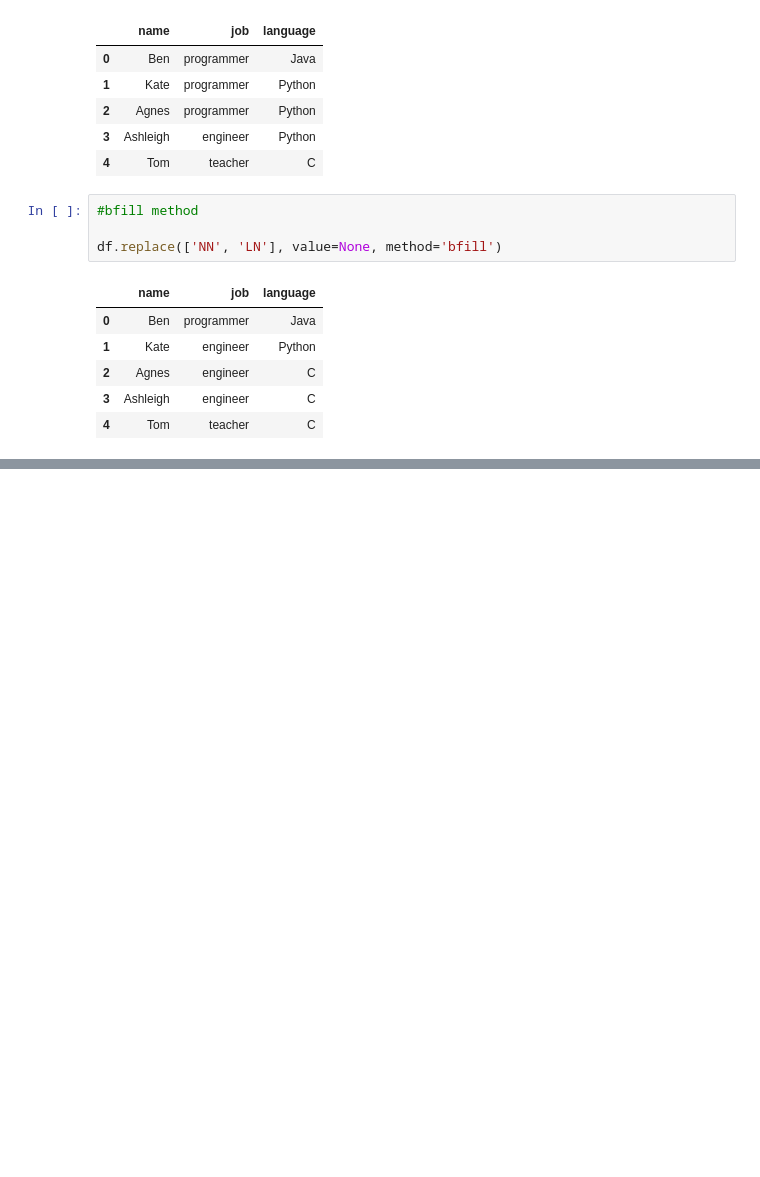
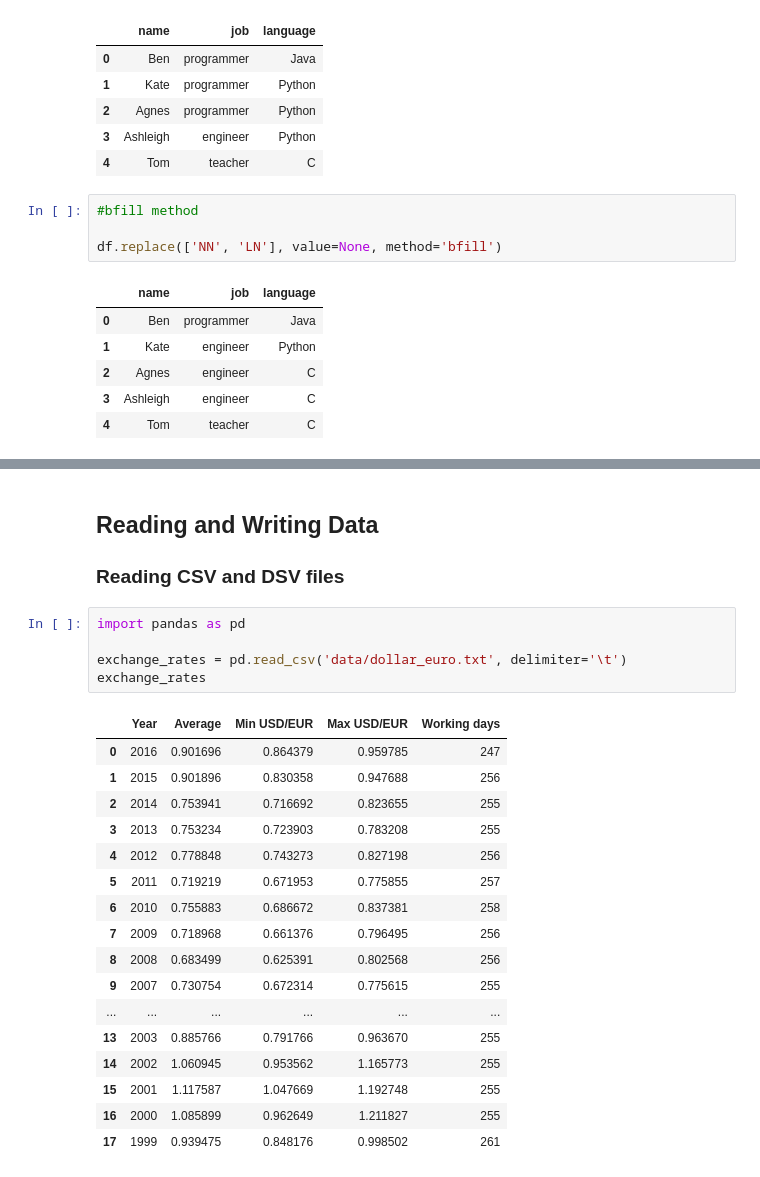
Before and after one commit to alfred-ojuku/Pandas-Tutorials-for-Data-Analysis, a Jupyter notebook: Pandas.ipynb, the cells around one changed output, grey strips where cells are left out. Drawn from its saved outputs; the diff is of its cells as text; blank space fills up the shorter version.

```diff
--- a/Pandas.ipynb
+++ b/Pandas.ipynb
@@ -1207,0 +1476,27 @@ df.replace(['NN', 'LN'], value=None, method='bfill')
+# %% [markdown]
+## Reading and Writing Data
+
+### Reading CSV and DSV files
+# %%
+import pandas as pd
+
+exchange_rates = pd.read_csv('data/dollar_euro.txt', delimiter='\t')
+exchange_rates
+# %% [output]
+|  | Year | Average | Min USD/EUR | Max USD/EUR | Working days |
+| 0 | 2016 | 0.901696 | 0.864379 | 0.959785 | 247 |
+| 1 | 2015 | 0.901896 | 0.830358 | 0.947688 | 256 |
+| 2 | 2014 | 0.753941 | 0.716692 | 0.823655 | 255 |
+| 3 | 2013 | 0.753234 | 0.723903 | 0.783208 | 255 |
+| 4 | 2012 | 0.778848 | 0.743273 | 0.827198 | 256 |
+| 5 | 2011 | 0.719219 | 0.671953 | 0.775855 | 257 |
+| 6 | 2010 | 0.755883 | 0.686672 | 0.837381 | 258 |
+| 7 | 2009 | 0.718968 | 0.661376 | 0.796495 | 256 |
+| 8 | 2008 | 0.683499 | 0.625391 | 0.802568 | 256 |
+| 9 | 2007 | 0.730754 | 0.672314 | 0.775615 | 255 |
+| ... | ... | ... | ... | ... | ... |
+| 13 | 2003 | 0.885766 | 0.791766 | 0.963670 | 255 |
+| 14 | 2002 | 1.060945 | 0.953562 | 1.165773 | 255 |
+| 15 | 2001 | 1.117587 | 1.047669 | 1.192748 | 255 |
+| 16 | 2000 | 1.085899 | 0.962649 | 1.211827 | 255 |
+| 17 | 1999 | 0.939475 | 0.848176 | 0.998502 | 261 |
```
Also changed, not shown: parts of 48 cells of this notebook, 7 other files.
